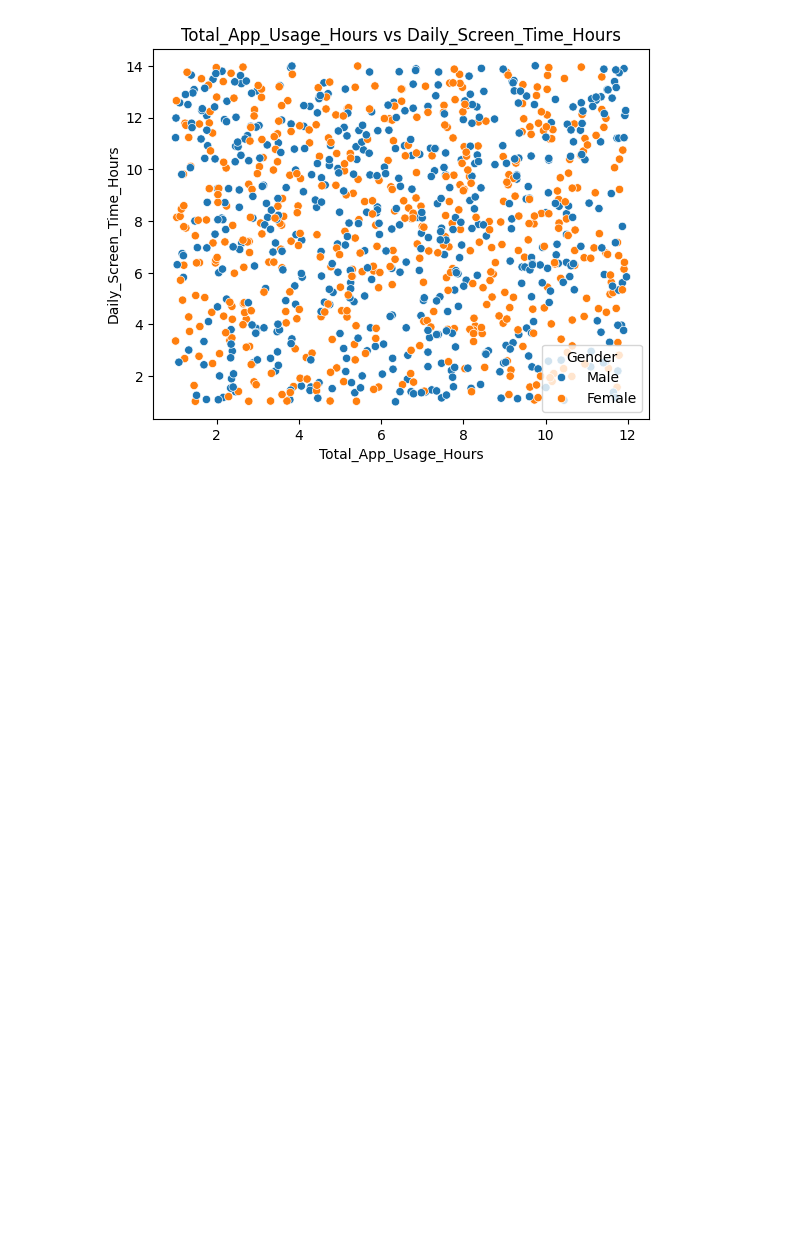
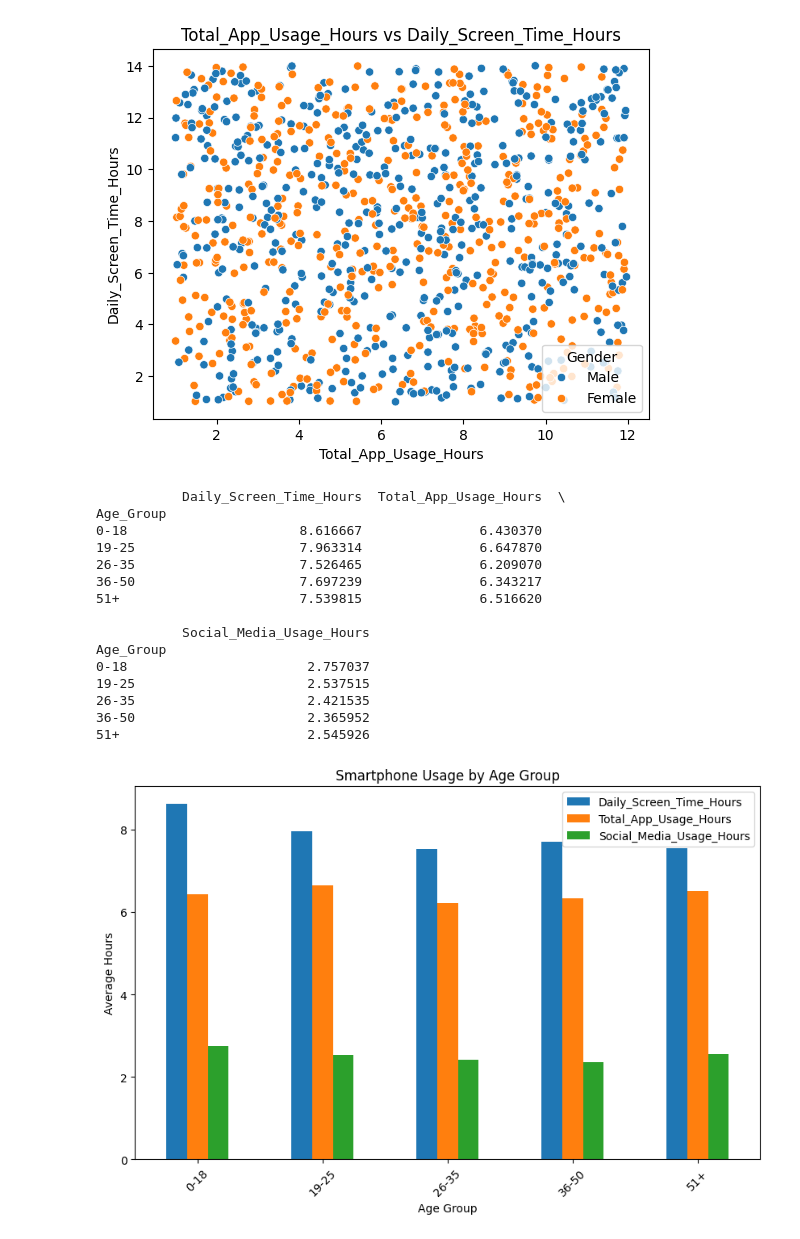
Before and after one commit to Vicky-peace/mobile-device-usage--analysis, a Jupyter notebook: smartphone_usage1.ipynb, the cells around one changed output. Drawn from its saved outputs; the diff is of its cells as text; code cells hidden in the pictures; blank space fills up the shorter version.

```diff
--- a/smartphone_usage1.ipynb
+++ b/smartphone_usage1.ipynb
@@ -167,3 +167,38 @@ plt.title('Total_App_Usage_Hours vs Daily_Screen_Time_Hours')
 plt.show()
 # %% [output]
 [figure]
+# %%
+#Group age to observe preferences
+import pandas as pd
+bins = [0, 18, 25, 35, 50, 100]
+labels = ['0-18', '19-25', '26-35', '36-50', '51+']
+data['Age_Group'] = pd.cut(data['Age'], bins=bins, labels=labels)
+# Group data by 'AgeGroup' and calculate the mean for relevant columns
+age_group_analysis = data.groupby('Age_Group')[['Daily_Screen_Time_Hours', 'Total_App_Usage_Hours', 'Social_Media_Usage_Hours']].mean()
+
+# Print the results
+print(age_group_analysis)
+# Create a bar plot to visualize the differences
+age_group_analysis.plot(kind='bar', figsize=(10, 6))
+plt.title('Smartphone Usage by Age Group')
+plt.ylabel('Average Hours')
+plt.xlabel('Age Group')
+plt.xticks(rotation=45)
+plt.show()
+# %% [output]
+           Daily_Screen_Time_Hours  Total_App_Usage_Hours  \
+Age_Group
+0-18                      8.616667               6.430370
+19-25                     7.963314               6.647870
+26-35                     7.526465               6.209070
+36-50                     7.697239               6.343217
+51+                       7.539815               6.516620
+
+           Social_Media_Usage_Hours
+Age_Group
+0-18                       2.757037
+19-25                      2.537515
+26-35                      2.421535
+36-50                      2.365952
+51+                        2.545926
+[figure, added]
```
Also changed, not shown: parts of 1 cell of this notebook.
